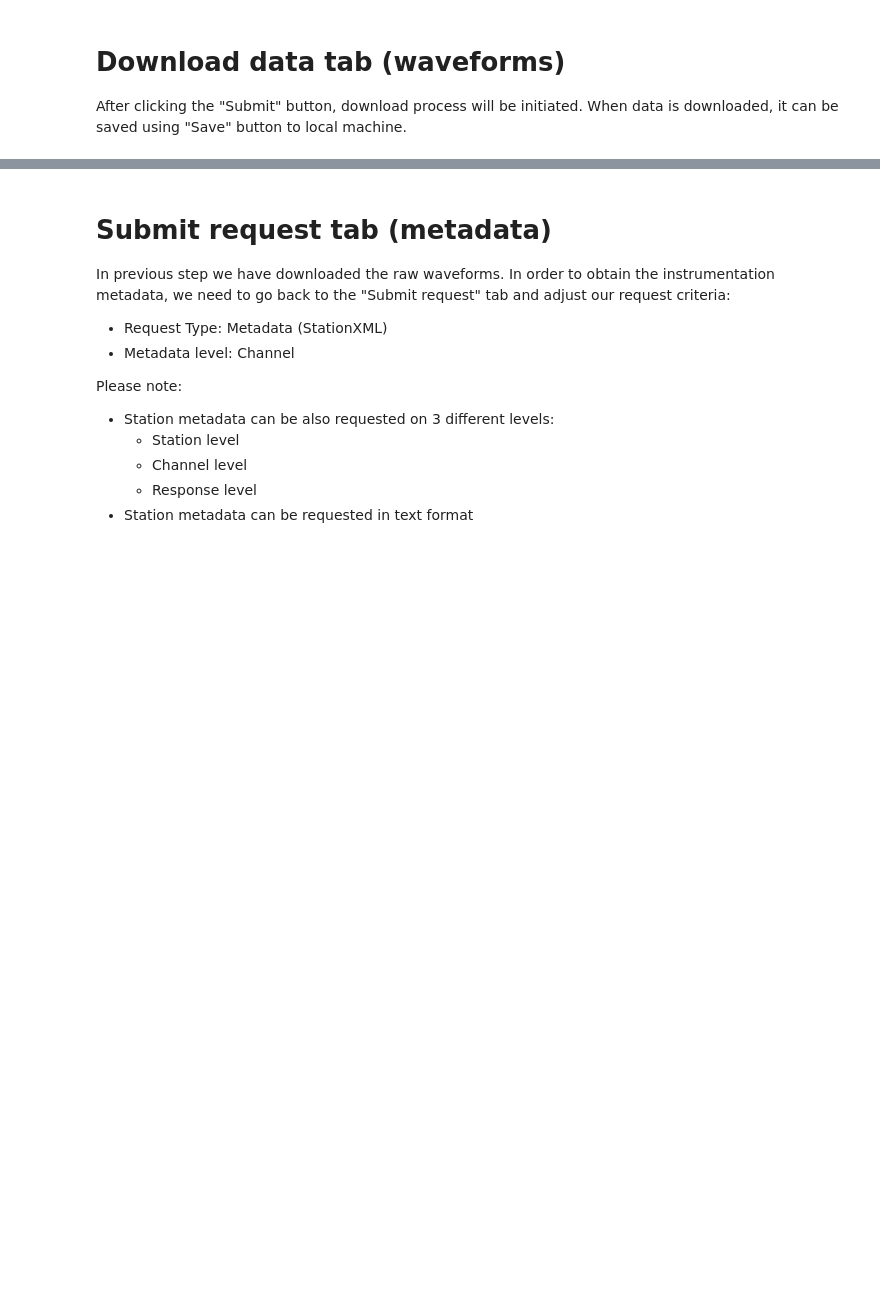
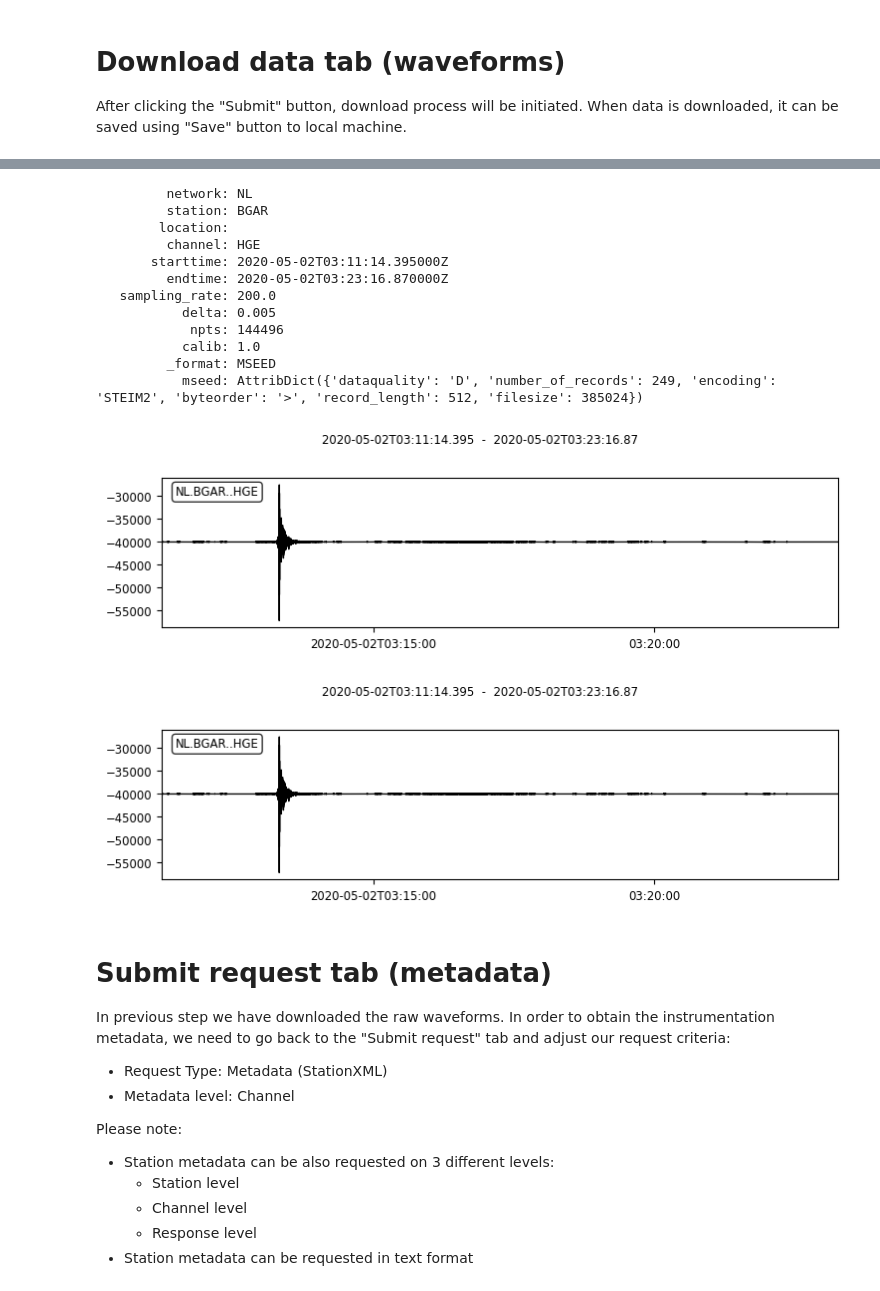
Before and after one commit to EPOS-NL/eposnl-orfeus-notebooks, a Jupyter notebook: notebooks/webdc3/EPOS-NL WebDC3 Tutorial.ipynb, the cells around one changed output, grey strips where cells are left out. Cells and saved outputs as stored; diff of their text form; code cells hidden in the pictures; blank space fills up the shorter version.

Commit message:
Added xml and mseed files plus ObsPy examples

```diff
--- a/notebooks/webdc3/EPOS-NL WebDC3 Tutorial.ipynb
+++ b/notebooks/webdc3/EPOS-NL WebDC3 Tutorial.ipynb
@@ -106,3 +104,29 @@ lol
+# %%
+from obspy import read
+
+# Load example mseed file
+st = read("data/NL.BGAR.mseed")
+
+# Print statistics
+print(st[0].stats)
+
+# Plot the waveform
+st[0].plot()
+# %% [output]
+         network: NL
+         station: BGAR
+        location:
+         channel: HGE
+       starttime: 2020-05-02T03:11:14.395000Z
+         endtime: 2020-05-02T03:23:16.870000Z
+   sampling_rate: 200.0
+           delta: 0.005
+            npts: 144496
+           calib: 1.0
+         _format: MSEED
+           mseed: AttribDict({'dataquality': 'D', 'number_of_records': 249, 'encoding': 'STEIM2', 'byteorder': '>', 'record_length': 512, 'filesize': 385024})
+[figure, added]
+[figure, added]
 # %% [markdown]
 # Submit request tab (metadata)
 
```
Also changed, not shown: parts of 5 cells of this notebook, 3 other files.
